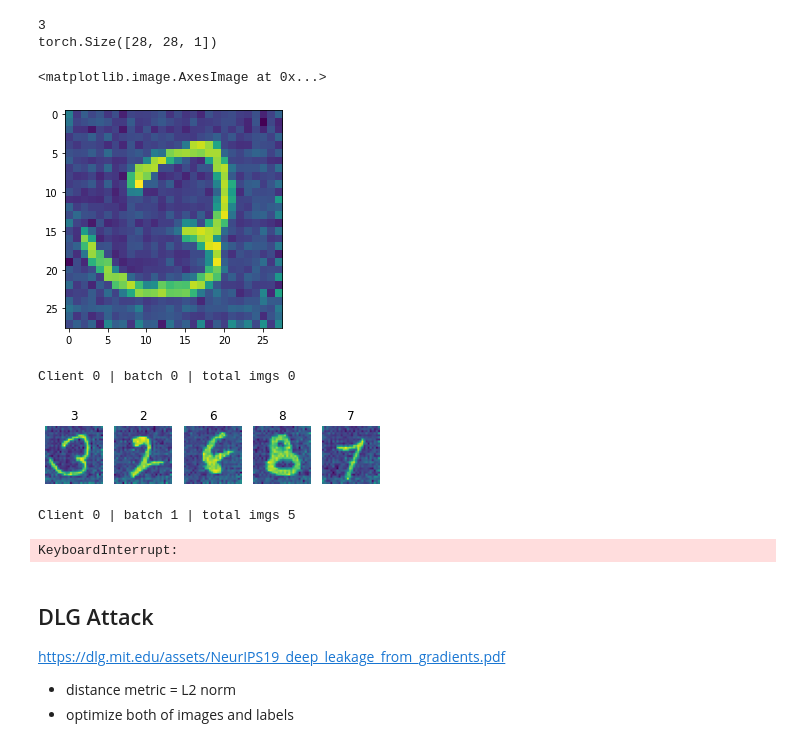
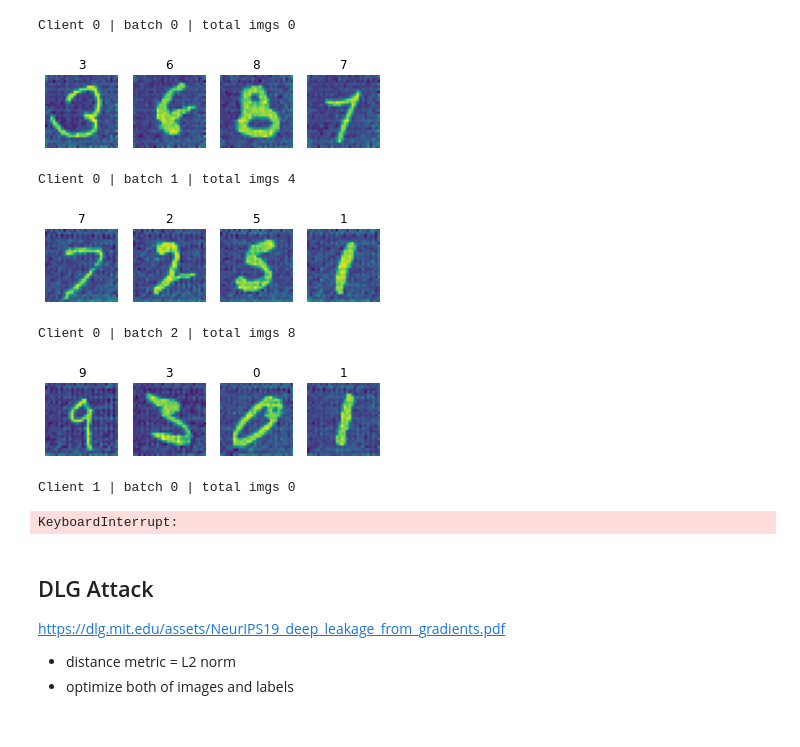
Before and after one commit to hiepvo01/TRUSTCOM2022, a Jupyter notebook: GradientInversion/gradientInversion.ipynb, the cells around one changed output. Drawn from its saved outputs; the diff is of its cells as text; code cells hidden in the pictures.

```diff
--- a/GradientInversion/gradientInversion.ipynb
+++ b/GradientInversion/gradientInversion.ipynb
@@ -85,16 +85,10 @@ def imshow(img):
 # %%
 images = torch.load('generated_images1.pth')
 labels = torch.load('generated_labels1.pth')
-print(labels[0][0])
-
-img = images[0][0]
+print(labels[0][11])
+img = images[0][11]
 print(img.shape)
 plt.imshow(torchvision.utils.make_grid(img))
-# %% [output]
-3
-torch.Size([28, 28, 1])
-<matplotlib.image.AxesImage at 0x...>
-[figure, removed]
 # %%
 import torch
 import torch.nn as nn
@@ -130,7 +124,7 @@ class LeNet(nn.Module):
         out = self.fc(out)
         return out
 
-batch_size = 5
+batch_size = 4
 device = torch.device("cuda:0" if torch.cuda.is_available() else "cpu")
 
 train_loader = [torch.utils.data.DataLoader(x, batch_size=batch_size, shuffle=True) for x in torch.load('../data/MNIST.pth')]
@@ -142,6 +136,7 @@ for i in range(2):
     client_img = []
     client_label = []
     dataiter = iter(train_loader[i])
+
     # for batch_idx in range(len(train_loader[i])):
     for batch_idx in range(3):
         print("Client "+ str(i) +" | batch "+str(batch_idx) + " | total imgs " + str(len(client_img)))
@@ -165,36 +160,40 @@ for i in range(2):
                                             bn_reg_layers=[net.body[1], net.body[4], net.body[7]],
                                             group_num = 3,
                                             tv_reg_coef=0.00, l2_reg_coef=0.0001,
                                             bn_reg_coef=0.001, gc_reg_coef=0.001, device=device)
 
         result = gradinversion.group_attack(received_gradients, batch_size=batch_size)
 
         fig = plt.figure()
         for bid in range(batch_size):
             test_img = torch.from_numpy(((sum(result[0]) / len(result[0])).cpu().detach().numpy()[bid]))
             img1 = test_img.swapaxes(0,1)
             img1 = img1.swapaxes(1,2)
             ax1 = fig.add_subplot(2, batch_size, bid+1)
             test_img = torch.from_numpy(((sum(result[0]) / len(result[0])).cpu().detach().numpy()[bid]))
             img1 = test_img.swapaxes(0,1)
             img1 = img1.swapaxes(1,2)
             ax1.imshow(torchvision.utils.make_grid(img1))
             ax1.set_title(result[1][0][bid].item())
             ax1.axis("off")
 
             client_img.append(img1)
             label = result[1][0][bid].item()
             client_label.append(label)
         plt.show()
     generated_images.append(client_img)
     generated_labels.append(client_label)
 torch.save(generated_images, 'generated_images1.pth')
 torch.save(generated_labels, 'generated_labels1.pth')
 # %% [output]
 Client 0 | batch 0 | total imgs 0
-[figure, old version]
+[figure, new version]
-Client 0 | batch 1 | total imgs 5
+Client 0 | batch 1 | total imgs 4
+[figure, added]
-KeyboardInterrupt:
+Client 0 | batch 2 | total imgs 8
+[figure, added]
+Client 1 | batch 0 | total imgs 0
+KeyboardInterrupt:
 # %%
 def draw_out(attacker, received_gradients, batch_size=0):
     num_seeds=3
```
Also changed, not shown: 3 other files.
